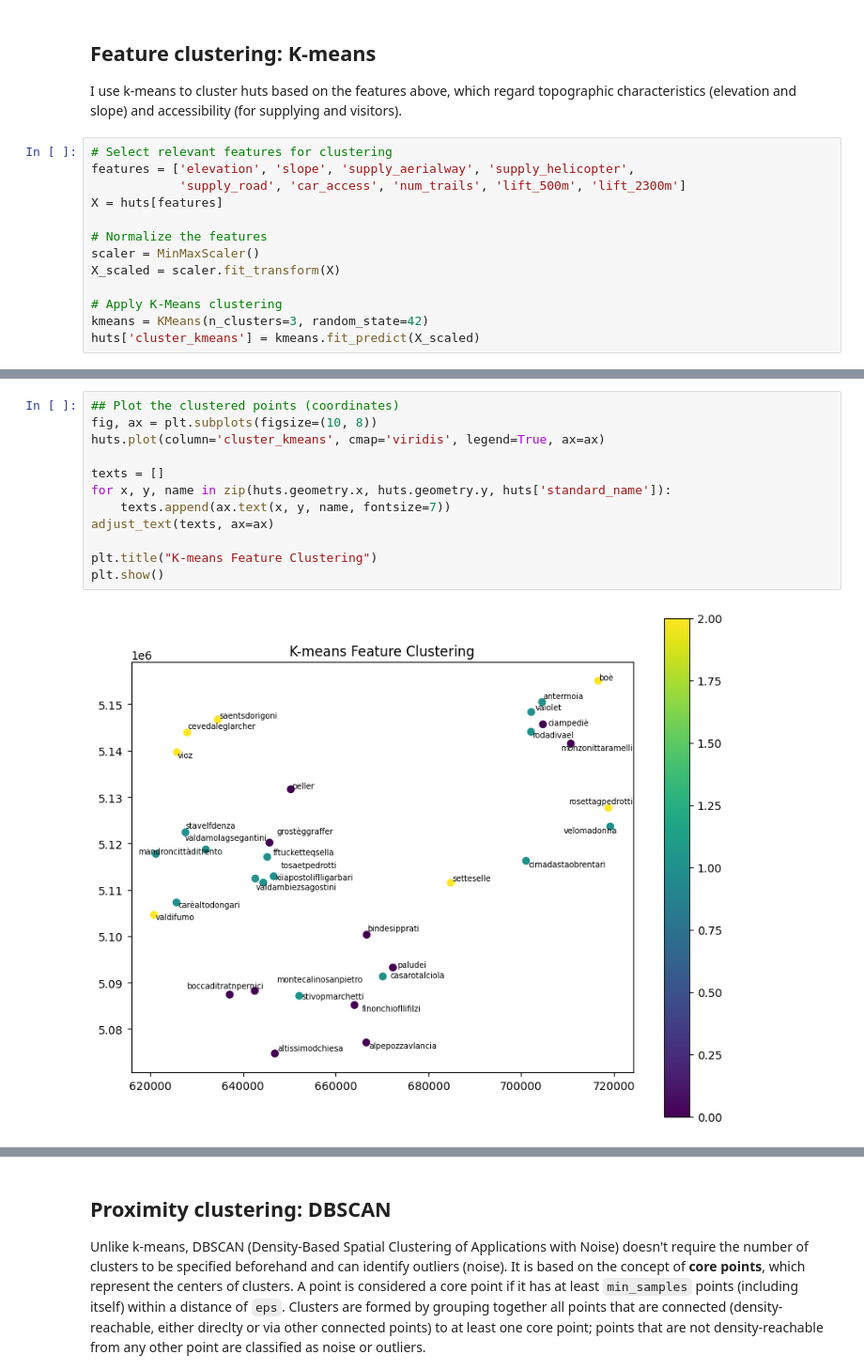
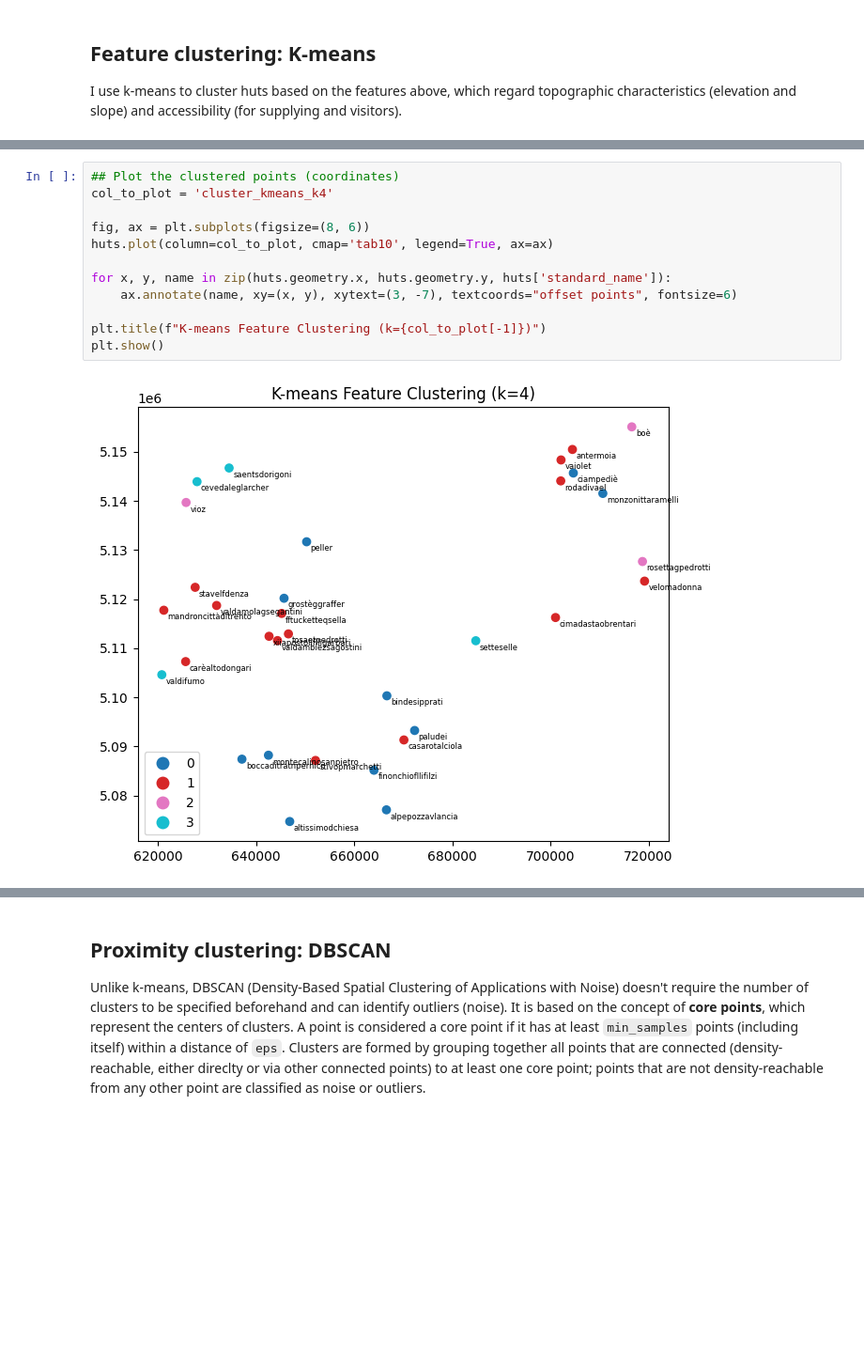
Before and after one commit to dclfbk/alpinehutsustainability, a Jupyter notebook: code/cluster_analysis.ipynb, the cells around one changed output, grey strips where cells are left out. Shown at 94% size. Drawn from its saved outputs; the diff is of its cells as text; blank space fills up the shorter version.

Commit message:
clustering evaluation and started ranks clustering

```diff
--- a/code/cluster_analysis.ipynb
+++ b/code/cluster_analysis.ipynb
@@ -92,16 +94,3 @@ huts.head(5)
 # %% [markdown]
 ## Feature clustering: K-means
 I use k-means to cluster huts based on the features above, which regard topographic characteristics (elevation and slope) and accessibility (for supplying and visitors).
-# %%
-# Select relevant features for clustering
-features = ['elevation', 'slope', 'supply_aerialway', 'supply_helicopter',
-            'supply_road', 'car_access', 'num_trails', 'lift_500m', 'lift_2300m']
-X = huts[features]
-
-# Normalize the features
-scaler = MinMaxScaler()
-X_scaled = scaler.fit_transform(X)
-
-# Apply K-Means clustering
-kmeans = KMeans(n_clusters=3, random_state=42)
-huts['cluster_kmeans'] = kmeans.fit_predict(X_scaled)
@@ -115,14 +184,14 @@ plt.show()
 # %%
 ## Plot the clustered points (coordinates)
-fig, ax = plt.subplots(figsize=(10, 8))
-huts.plot(column='cluster_kmeans', cmap='viridis', legend=True, ax=ax)
+col_to_plot = 'cluster_kmeans_k4'
 
-texts = []
+fig, ax = plt.subplots(figsize=(8, 6))
+huts.plot(column=col_to_plot, cmap='tab10', legend=True, ax=ax)
+
 for x, y, name in zip(huts.geometry.x, huts.geometry.y, huts['standard_name']):
-    texts.append(ax.text(x, y, name, fontsize=7))
-adjust_text(texts, ax=ax)
+    ax.annotate(name, xy=(x, y), xytext=(3, -7), textcoords="offset points", fontsize=6)
 
-plt.title("K-means Feature Clustering")
+plt.title(f"K-means Feature Clustering (k={col_to_plot[-1]})")
 plt.show()
 # %% [output]
-[figure, old version]
+[figure, new version]
```
Also changed, not shown: parts of 18 cells of this notebook, 1 other file.
